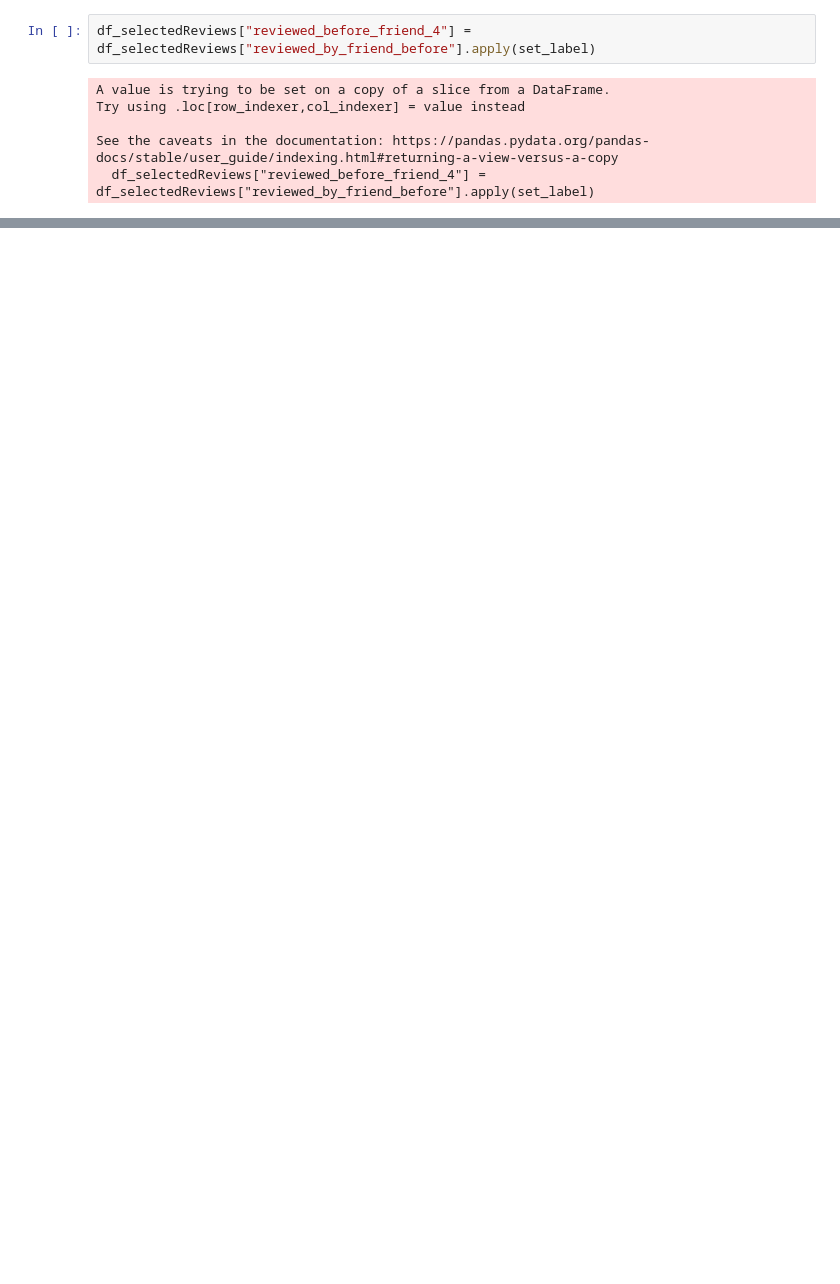
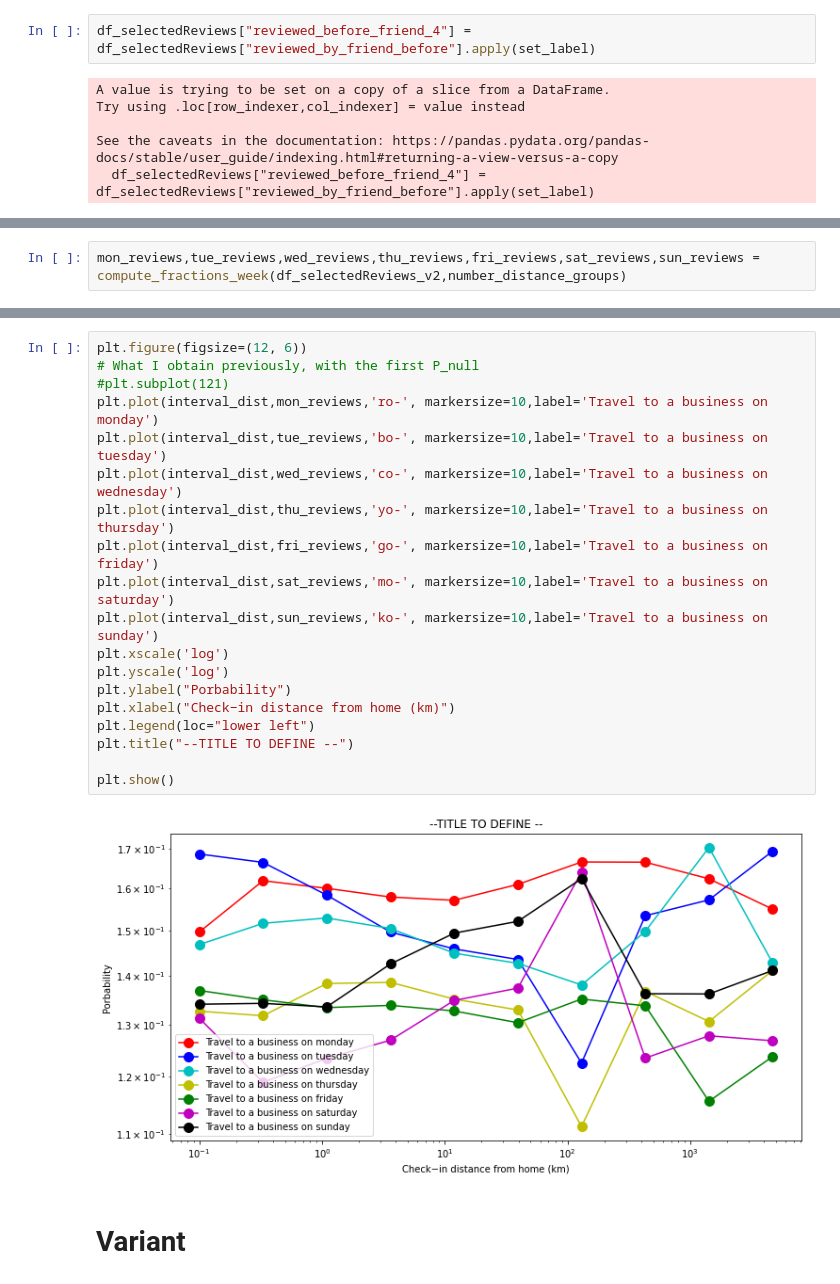
Before and after one commit to epfl-ada/ada-2020-project-milestone-p3-p3_kergagnant, a Jupyter notebook: Analysis Label.ipynb, the cells around one changed output, grey strips where cells are left out. Saved outputs shown, nothing was run; the diff lists cells and outputs as text; blank space fills up the shorter version.

```diff
--- a/Analysis Label.ipynb
+++ b/Analysis Label.ipynb
@@ -232,0 +485,2 @@ df_selectedReviews
+# %%
+mon_reviews,tue_reviews,wed_reviews,thu_reviews,fri_reviews,sat_reviews,sun_reviews = compute_fractions_week(df_selectedReviews_v2,number_distance_groups)
@@ -232,0 +500,23 @@ df_selectedReviews
+# %%
+plt.figure(figsize=(12, 6))
+# What I obtain previously, with the first P_null
+#plt.subplot(121)
+plt.plot(interval_dist,mon_reviews,'ro-', markersize=10,label='Travel to a business on monday')
+plt.plot(interval_dist,tue_reviews,'bo-', markersize=10,label='Travel to a business on tuesday')
+plt.plot(interval_dist,wed_reviews,'co-', markersize=10,label='Travel to a business on wednesday')
+plt.plot(interval_dist,thu_reviews,'yo-', markersize=10,label='Travel to a business on thursday')
+plt.plot(interval_dist,fri_reviews,'go-', markersize=10,label='Travel to a business on friday')
+plt.plot(interval_dist,sat_reviews,'mo-', markersize=10,label='Travel to a business on saturday')
+plt.plot(interval_dist,sun_reviews,'ko-', markersize=10,label='Travel to a business on sunday')
+plt.xscale('log')
+plt.yscale('log')
+plt.ylabel("Porbability")
+plt.xlabel("Check−in distance from home (km)")
+plt.legend(loc="lower left")
+plt.title("--TITLE TO DEFINE --")
+
+plt.show()
+# %% [output]
+[figure, added]
+# %% [markdown]
+# Variant
```
Also changed, not shown: parts of 35 cells of this notebook, 3 other files.
